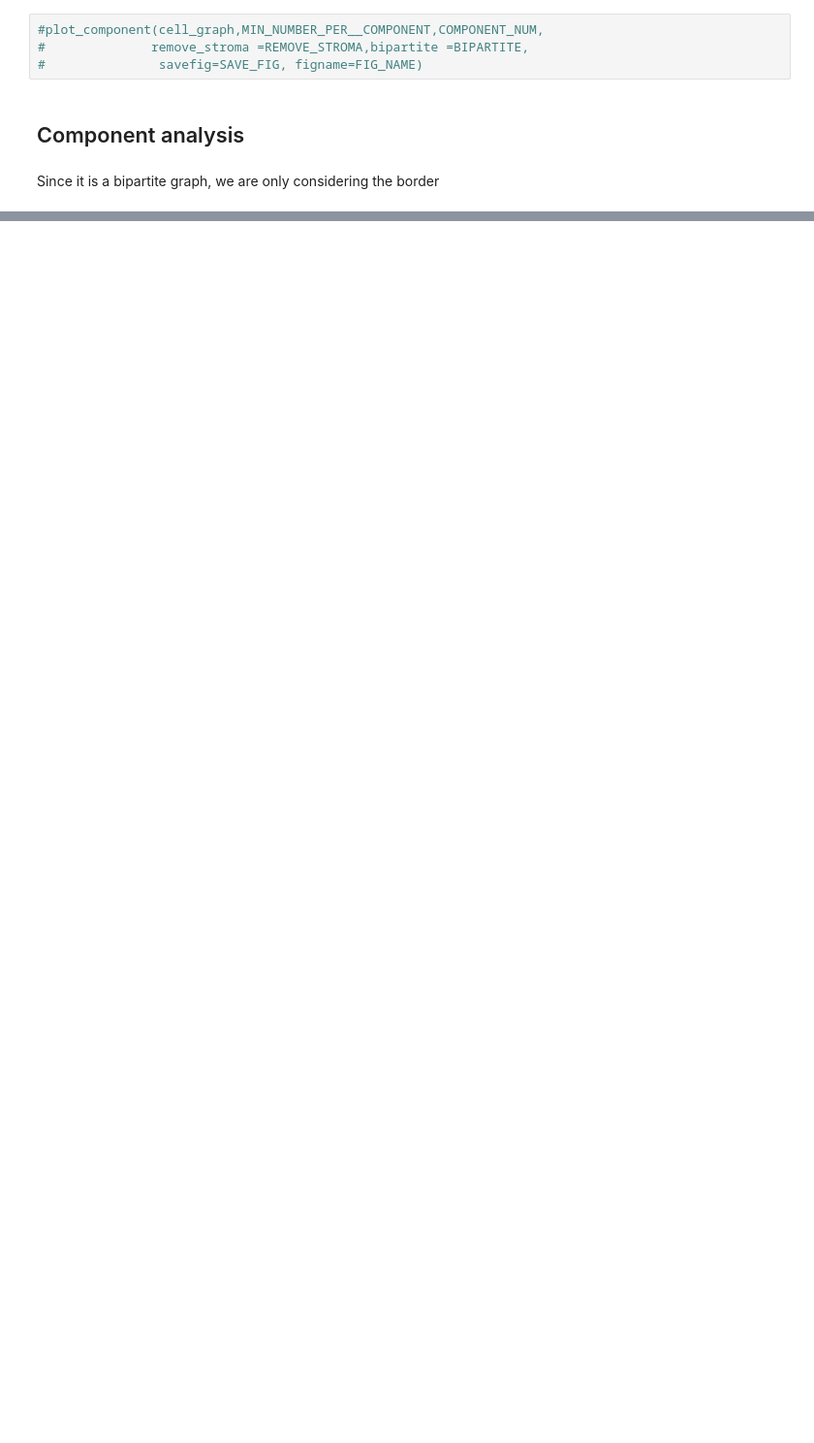
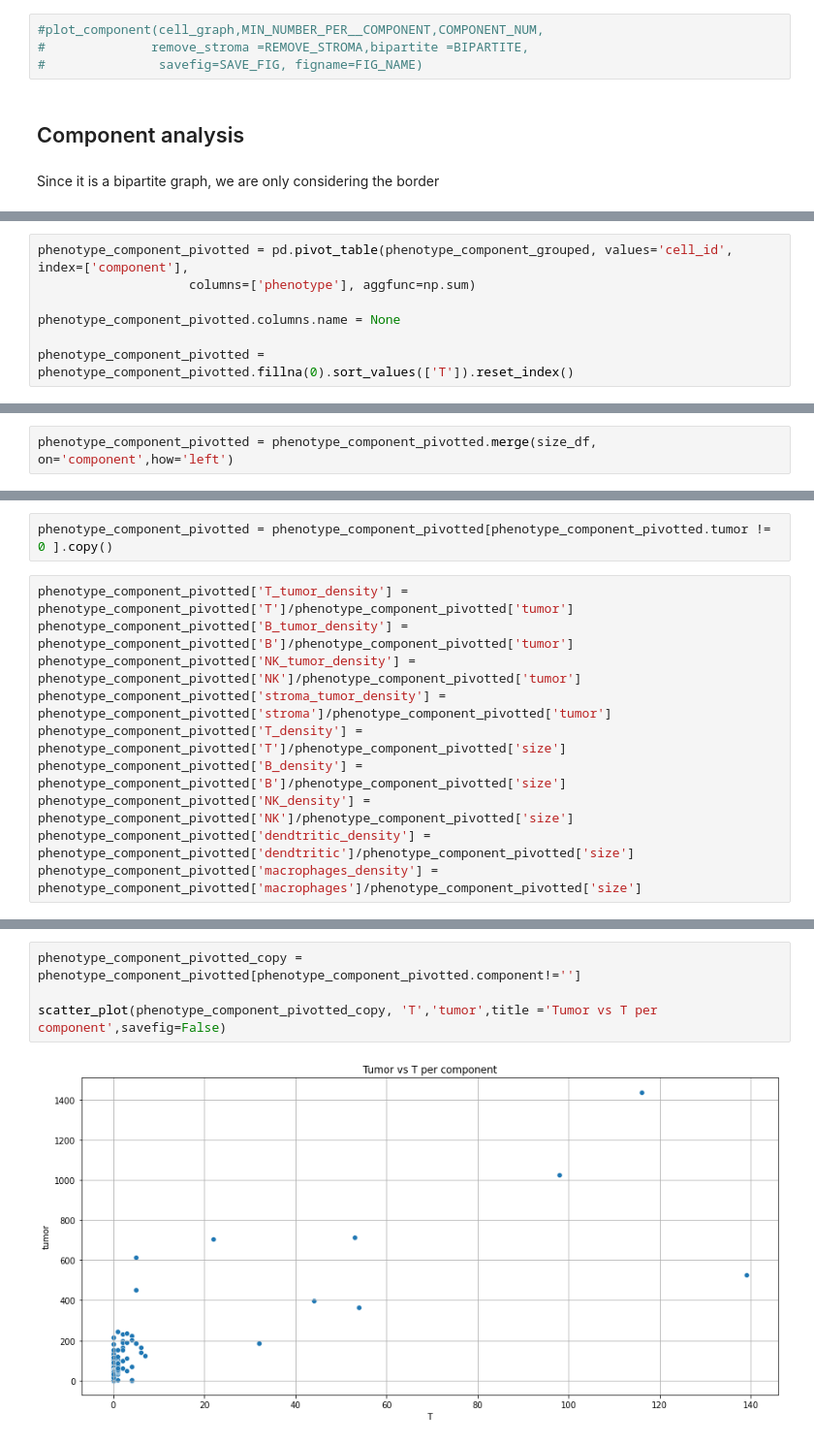
Before and after one commit to Souhailasmi/Deep_MLO, a Jupyter notebook: code/graph_analysis.ipynb, the cells around one changed output, grey strips where cells are left out. Shown at 97% size. Saved outputs shown, nothing was run; the diff lists cells and outputs as text; blank space fills up the shorter version.

```diff
--- a/code/graph_analysis.ipynb
+++ b/code/graph_analysis.ipynb
@@ -261,0 +494,7 @@ component_df =
+# %%
+phenotype_component_pivotted = pd.pivot_table(phenotype_component_grouped, values='cell_id', index=['component'],
+                    columns=['phenotype'], aggfunc=np.sum)
+
+phenotype_component_pivotted.columns.name = None
+
+phenotype_component_pivotted = phenotype_component_pivotted.fillna(0).sort_values(['T']).reset_index()
@@ -261,0 +516,2 @@ component_df =
+# %%
+phenotype_component_pivotted = phenotype_component_pivotted.merge(size_df, on='component',how='left')
@@ -261,0 +524,12 @@ component_df =
+# %%
+phenotype_component_pivotted = phenotype_component_pivotted[phenotype_component_pivotted.tumor != 0 ].copy()
+# %%
+phenotype_component_pivotted['T_tumor_density'] = phenotype_component_pivotted['T']/phenotype_component_pivotted['tumor']
+phenotype_component_pivotted['B_tumor_density'] = phenotype_component_pivotted['B']/phenotype_component_pivotted['tumor']
+phenotype_component_pivotted['NK_tumor_density'] = phenotype_component_pivotted['NK']/phenotype_component_pivotted['tumor']
+phenotype_component_pivotted['stroma_tumor_density'] = phenotype_component_pivotted['stroma']/phenotype_component_pivotted['tumor']
+phenotype_component_pivotted['T_density'] = phenotype_component_pivotted['T']/phenotype_component_pivotted['size']
+phenotype_component_pivotted['B_density'] = phenotype_component_pivotted['B']/phenotype_component_pivotted['size']
+phenotype_component_pivotted['NK_density'] = phenotype_component_pivotted['NK']/phenotype_component_pivotted['size']
+phenotype_component_pivotted['dendtritic_density'] = phenotype_component_pivotted['dendtritic']/phenotype_component_pivotted['size']
+phenotype_component_pivotted['macrophages_density'] = phenotype_component_pivotted['macrophages']/phenotype_component_pivotted['size']
@@ -261,0 +540,6 @@ component_df =
+# %%
+phenotype_component_pivotted_copy = phenotype_component_pivotted[phenotype_component_pivotted.component!='']
+
+scatter_plot(phenotype_component_pivotted_copy, 'T','tumor',title ='Tumor vs T per component',savefig=False)
+# %% [output]
+[figure, added]
```
Also changed, not shown: parts of 105 cells of this notebook, 24 other files.
